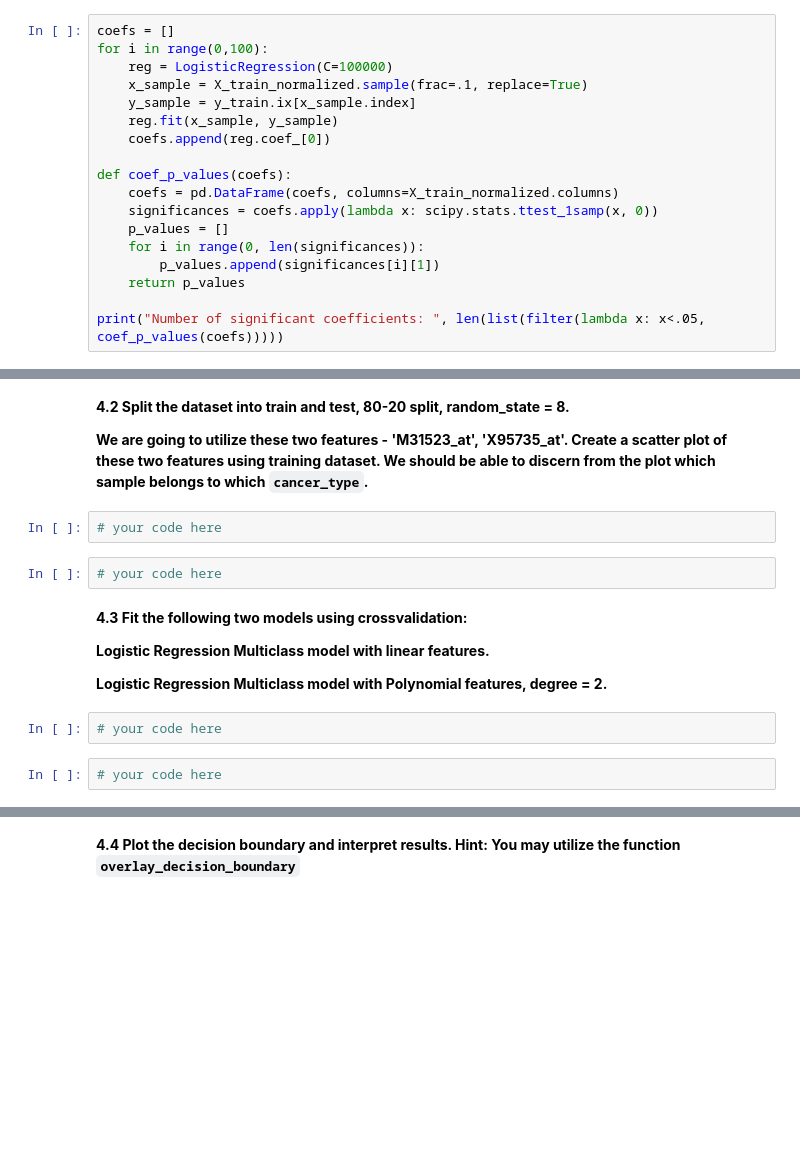
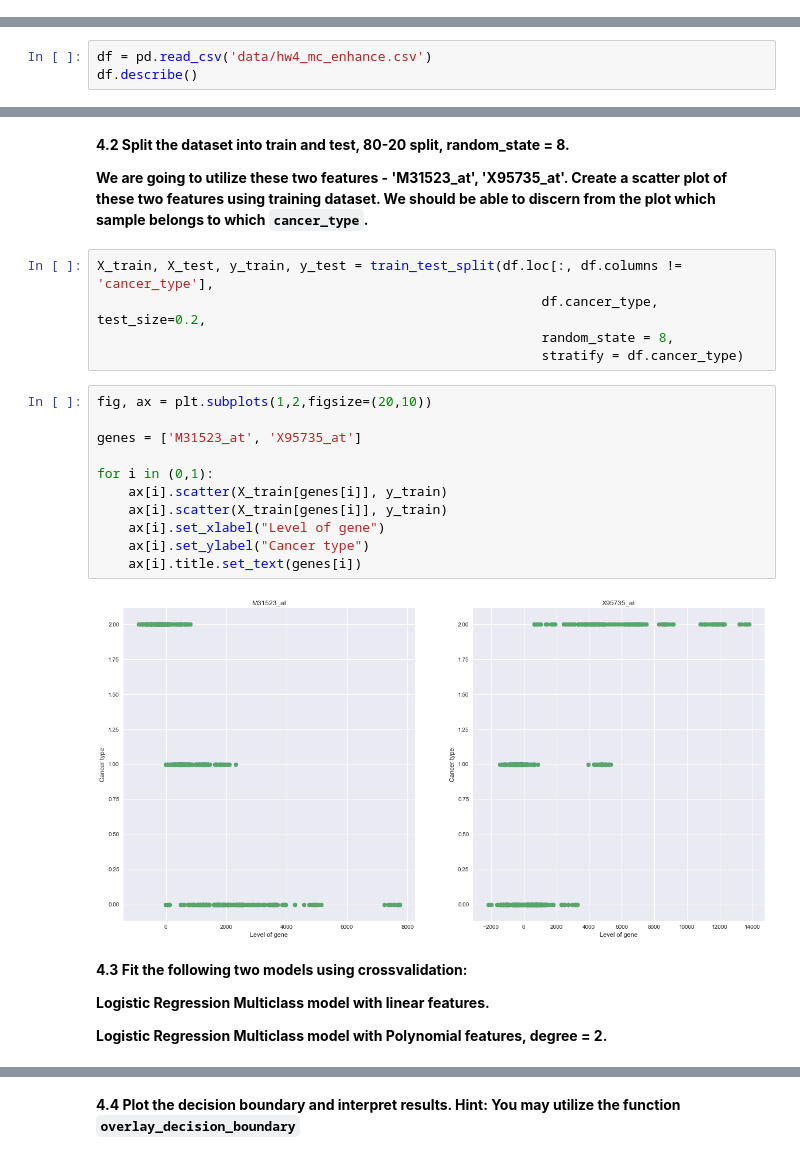
Before and after one commit to katiegrosch/2019-CS109A, a Jupyter notebook: content/homeworks/cs109a_hw4_209/cs109a_HW4.ipynb, the cells around one changed output, grey strips where cells are left out. Drawn from its saved outputs; the diff is of its cells as text; blank space fills up the shorter version.

```diff
--- a/content/homeworks/cs109a_hw4_209/cs109a_HW4.ipynb
+++ b/content/homeworks/cs109a_hw4_209/cs109a_HW4.ipynb
@@ -330,21 +333,3 @@ This model has much higher accuracy, with an $R^2$ score of .76 compared to .5 i
 **3.2** **How many of the coefficients estimated by this multiple logistic regression in the previous part are significantly different from zero at a *significance level of 5%*? Use the same value of C=100000 as before.**
 
 **Hint:** **To answer this question, use *bootstrapping* with 1000 bootstrap samples/iterations.**
-# %%
-coefs = []
-for i in range(0,100):
-    reg = LogisticRegression(C=100000)
-    x_sample = X_train_normalized.sample(frac=.1, replace=True)
-    y_sample = y_train.ix[x_sample.index]
-    reg.fit(x_sample, y_sample)
-    coefs.append(reg.coef_[0])
-
-def coef_p_values(coefs):
-    coefs = pd.DataFrame(coefs, columns=X_train_normalized.columns)
-    significances = coefs.apply(lambda x: scipy.stats.ttest_1samp(x, 0))
-    p_values = []
-    for i in range(0, len(significances)):
-        p_values.append(significances[i][1])
-    return p_values
-
-print("Number of significant coefficients: ", len(list(filter(lambda x: x<.05, coef_p_values(coefs)))))
@@ -429,0 +429,3 @@ We are going to utilize these two features - 'M31523_at', 'X95735_at'.  Create a
+# %%
+df = pd.read_csv('data/hw4_mc_enhance.csv')
+df.describe()
@@ -431,17 +452,27 @@ We are going to utilize these two features - 'M31523_at', 'X95735_at'.  Create a
 **4.2 Split the dataset into train and test, 80-20 split, random_state = 8.**
 
 **We are going to utilize these two features - 'M31523_at', 'X95735_at'.  Create a scatter plot of these two features using training dataset.  We should be able to discern from the plot which sample belongs to which `cancer_type`.**
-# %%
-# your code here
-# %%
-# your code here
+# %%
+X_train, X_test, y_train, y_test = train_test_split(df.loc[:, df.columns != 'cancer_type'],
+                                                         df.cancer_type, test_size=0.2,
+                                                         random_state = 8,
+                                                         stratify = df.cancer_type)
+# %%
+fig, ax = plt.subplots(1,2,figsize=(20,10))
+
+genes = ['M31523_at', 'X95735_at']
+
+for i in (0,1):
+    ax[i].scatter(X_train[genes[i]], y_train)
+    ax[i].scatter(X_train[genes[i]], y_train)
+    ax[i].set_xlabel("Level of gene")
+    ax[i].set_ylabel("Cancer type")
+    ax[i].title.set_text(genes[i])
+# %% [output]
+[figure, added]
 # %% [markdown]
 **4.3  Fit the following two models using crossvalidation:**
 
 **Logistic Regression Multiclass model with linear features.**
 
 **Logistic Regression Multiclass model with Polynomial features, degree = 2.**
-# %%
-# your code here
-# %%
-# your code here
```
Also changed, not shown: parts of 27 cells of this notebook, 1 other file.
